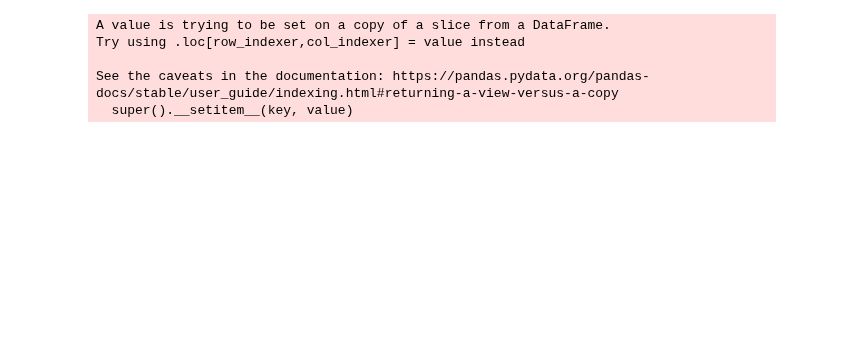
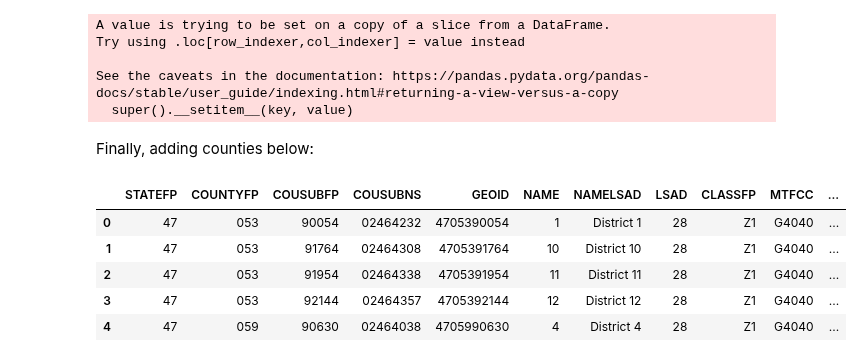
Before and after one commit to tomoumer/hop_team-the-hindenburgs, a Jupyter notebook: notebooks/mapping_communities.ipynb, the cells around one changed output. Saved outputs shown, nothing was run; the diff lists cells and outputs as text; code cells hidden in the pictures; blank space fills up the shorter version.

```diff
--- a/notebooks/mapping_communities.ipynb
+++ b/notebooks/mapping_communities.ipynb
@@ -225,3 +227,5 @@ Try using .loc[row_indexer,col_indexer] = value instead
 
 See the caveats in the documentation: https://pandas.pydata.org/pandas-docs/stable/user_guide/indexing.html#returning-a-view-versus-a-copy
   super().__setitem__(key, value)
+# %% [markdown]
+Finally, adding counties below:
@@ -227,0 +234,9 @@ See the caveats in the documentation: https://pandas.pydata.org/pandas-docs/stab
+# %%
+counties.head(5)
+# %% [output]
+|  | STATEFP | COUNTYFP | COUSUBFP | COUSUBNS | GEOID | NAME | NAMELSAD | LSAD | CLASSFP | MTFCC | ... |
+| 0 | 47 | 053 | 90054 | 02464232 | 4705390054 | 1 | District 1 | 28 | Z1 | G4040 | ... |
+| 1 | 47 | 053 | 91764 | 02464308 | 4705391764 | 10 | District 10 | 28 | Z1 | G4040 | ... |
+| 2 | 47 | 053 | 91954 | 02464338 | 4705391954 | 11 | District 11 | 28 | Z1 | G4040 | ... |
+| 3 | 47 | 053 | 92144 | 02464357 | 4705392144 | 12 | District 12 | 28 | Z1 | G4040 | ... |
+| 4 | 47 | 059 | 90630 | 02464038 | 4705990630 | 4 | District 4 | 28 | Z1 | G4040 | ... |
```
Also changed, not shown: parts of 14 cells of this notebook, 1 other file.
